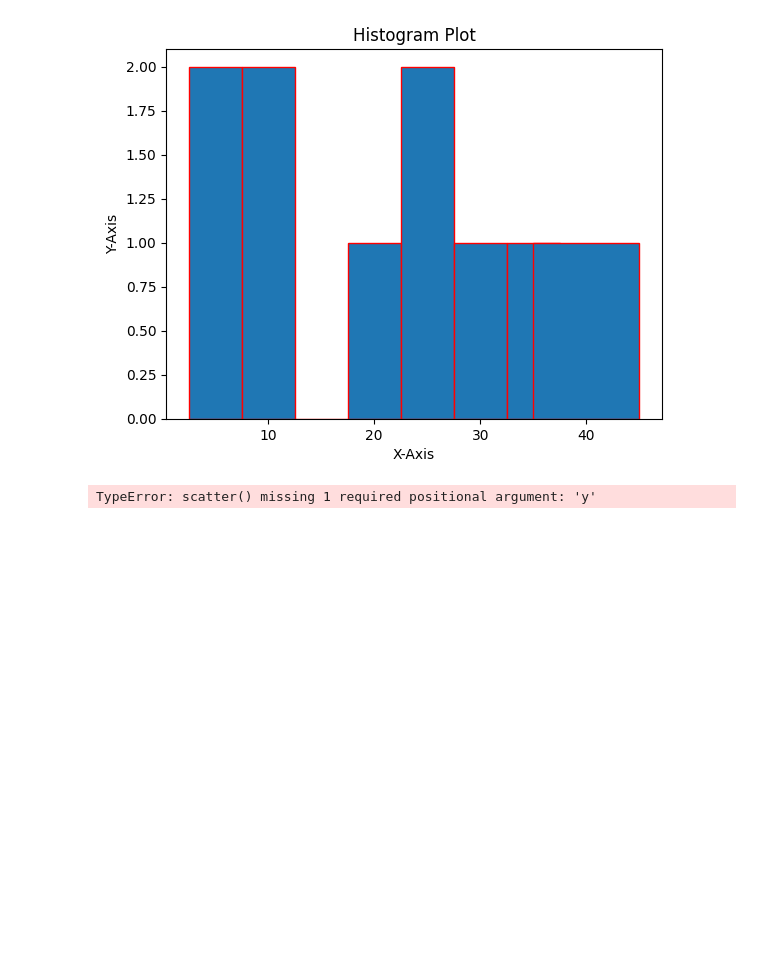
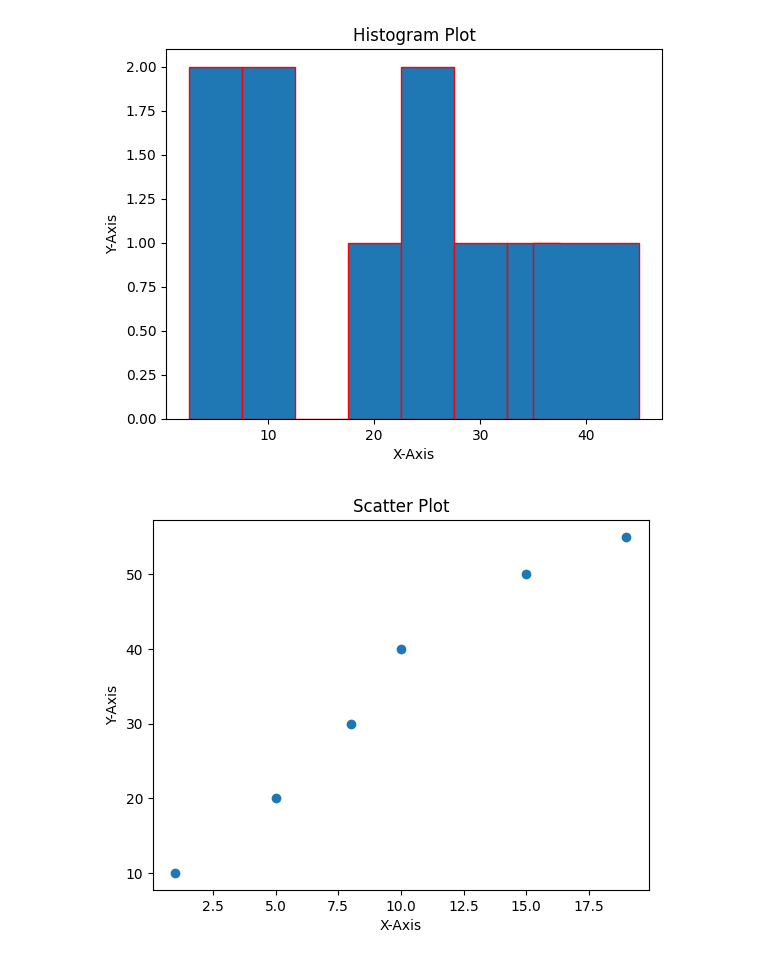
Before and after one commit to karvind08/Python-2025, a Jupyter notebook: Matplotlib/01 December 2025.ipynb, the cells around one changed output. Cells and saved outputs as stored; diff of their text form; code cells hidden in the pictures; blank space fills up the shorter version.

```diff
--- a/Matplotlib/01 December 2025.ipynb
+++ b/Matplotlib/01 December 2025.ipynb
@@ -156,10 +156,13 @@ plt.show()
 [figure]
 # %%
 # Scatter Plot
-# %%
-x = [1,5,8,10,15,19,24,28,35,40,48,60]
-y = [10,20,30,40,50,55,60,]
-plt.scatter(x)
-plt.show()
-# %% [output]
-TypeError: scatter() missing 1 required positional argument: 'y'
+# %%
+x = [1,5,8,10,15,19]
+y = [10,20,30,40,50,55]
+plt.scatter(x,y)
+plt.title('Scatter Plot')
+plt.xlabel('X-Axis')
+plt.ylabel('Y-Axis')
+plt.show()
+# %% [output]
+[figure, added]
```
Also changed, not shown: parts of 3 cells of this notebook.
